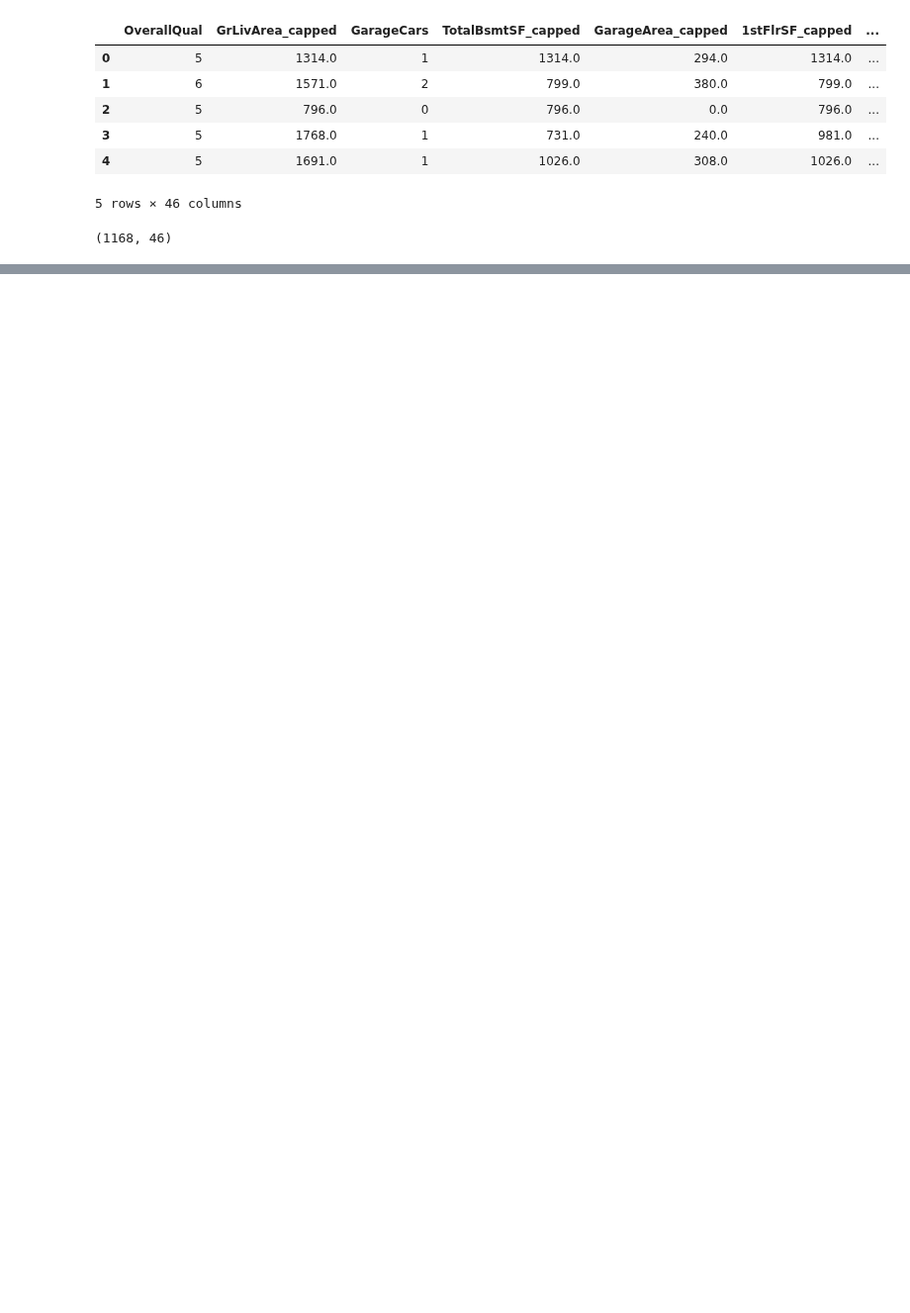
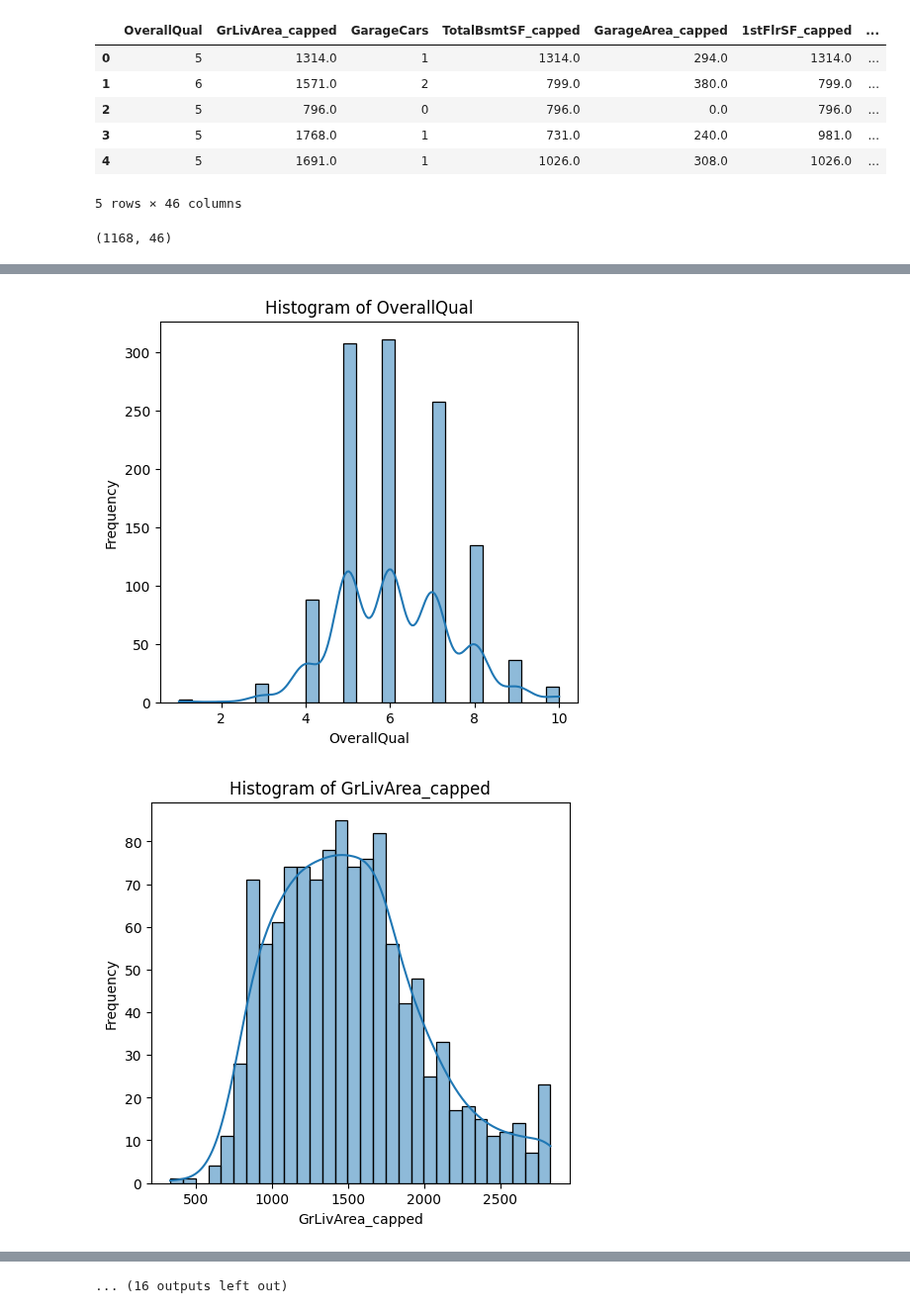
Before and after one commit to akhyear/house_price_prediction, a Jupyter notebook: notebook/03_EDA.ipynb, the cells around one changed output, grey strips where cells are left out. Shown at 99% size. Saved outputs shown, nothing was run; the diff lists cells and outputs as text; code cells hidden in the pictures; blank space fills up the shorter version.

Commit message:
eda: univariate analysis for numerical column (histogram)

```diff
--- a/notebook/03_EDA.ipynb
+++ b/notebook/03_EDA.ipynb
@@ -25,0 +44,3 @@ X_train.shape
+# %%
+numerical_cols = X_train.select_dtypes(include=['int64', 'float64']).columns.tolist()
+categorical_cols = X_train.select_dtypes(include=['object', 'category']).columns.tolist()
@@ -25,0 +69,14 @@ X_train.shape
+# %%
+# Plots: Loop through each numerical column
+for col in numerical_cols:
+    plt.figure(figsize=(12, 5))
+
+    # Histogram with KDE (Kernel Density Estimate)
+    plt.subplot(1, 2, 1)
+    sns.histplot(X_train[col], kde=True, bins=30)  # Adjust bins if needed
+    plt.title(f'Histogram of {col}')
+    plt.xlabel(col)
+    plt.ylabel('Frequency')
+# %% [output]
+[figure, added]
+[figure, added]
@@ -25,0 +93 @@ X_train.shape
+... (16 outputs left out)
```
Also changed, not shown: parts of 4 cells of this notebook.
